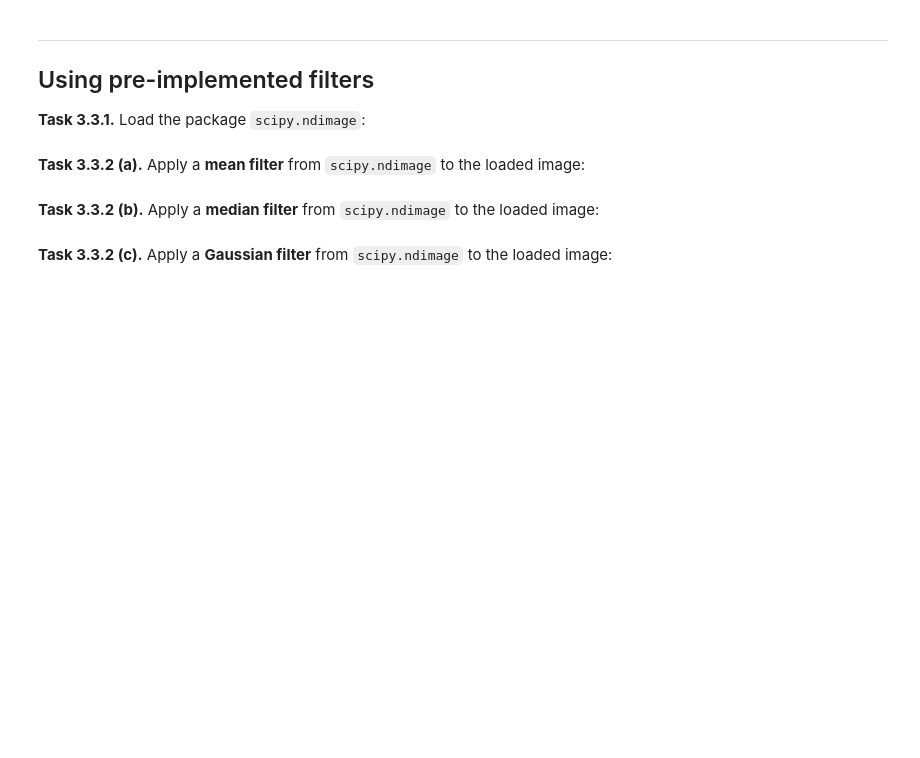
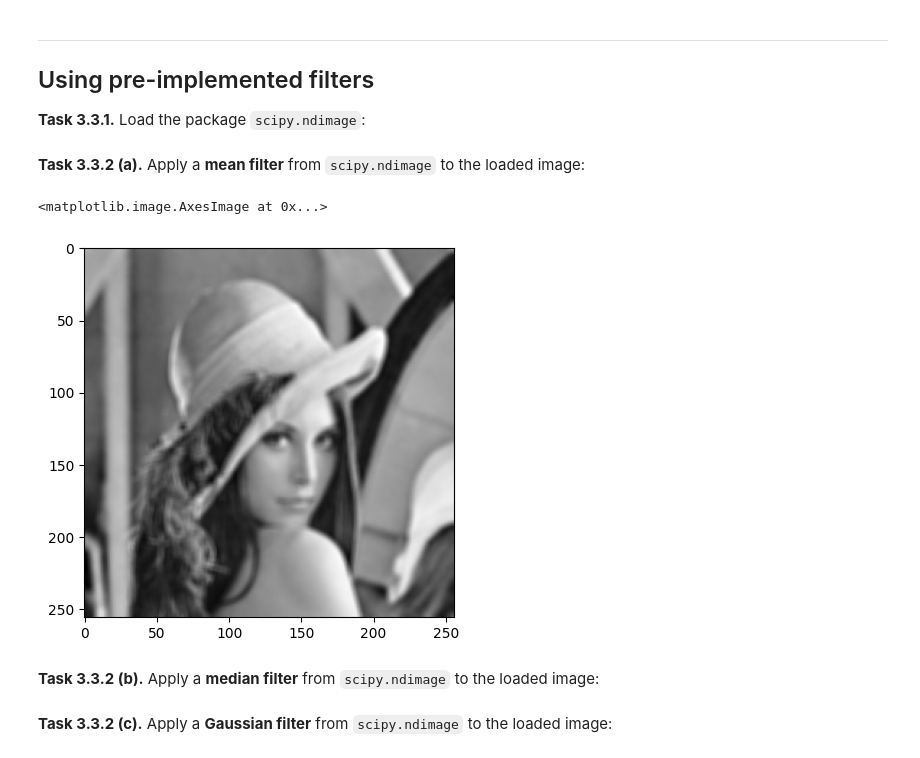
Before and after one commit to josephreyy/mobi-fs3-python, a Jupyter notebook: task3.ipynb, the cells around one changed output. Saved outputs shown, nothing was run; the diff lists cells and outputs as text; code cells hidden in the pictures; blank space fills up the shorter version.

```diff
--- a/task3.ipynb
+++ b/task3.ipynb
@@ -110,4 +116,9 @@ Then, compare your result for filter size `5` with the correct result image `dat
 # %% [markdown]
 **<a id="#">Task 3.3.2 (a).</a>** Apply a **mean filter** from `scipy.ndimage` to the loaded image:
+# %%
+plt.imshow(scipy.ndimage.uniform_filter(img, 5), 'gray')
+# %% [output]
+<matplotlib.image.AxesImage at 0x...>
+[figure, added]
 # %% [markdown]
 **<a id="#">Task 3.3.2 (b).</a>** Apply a **median filter** from `scipy.ndimage` to the loaded image:
```
Also changed, not shown: parts of 7 cells of this notebook.
